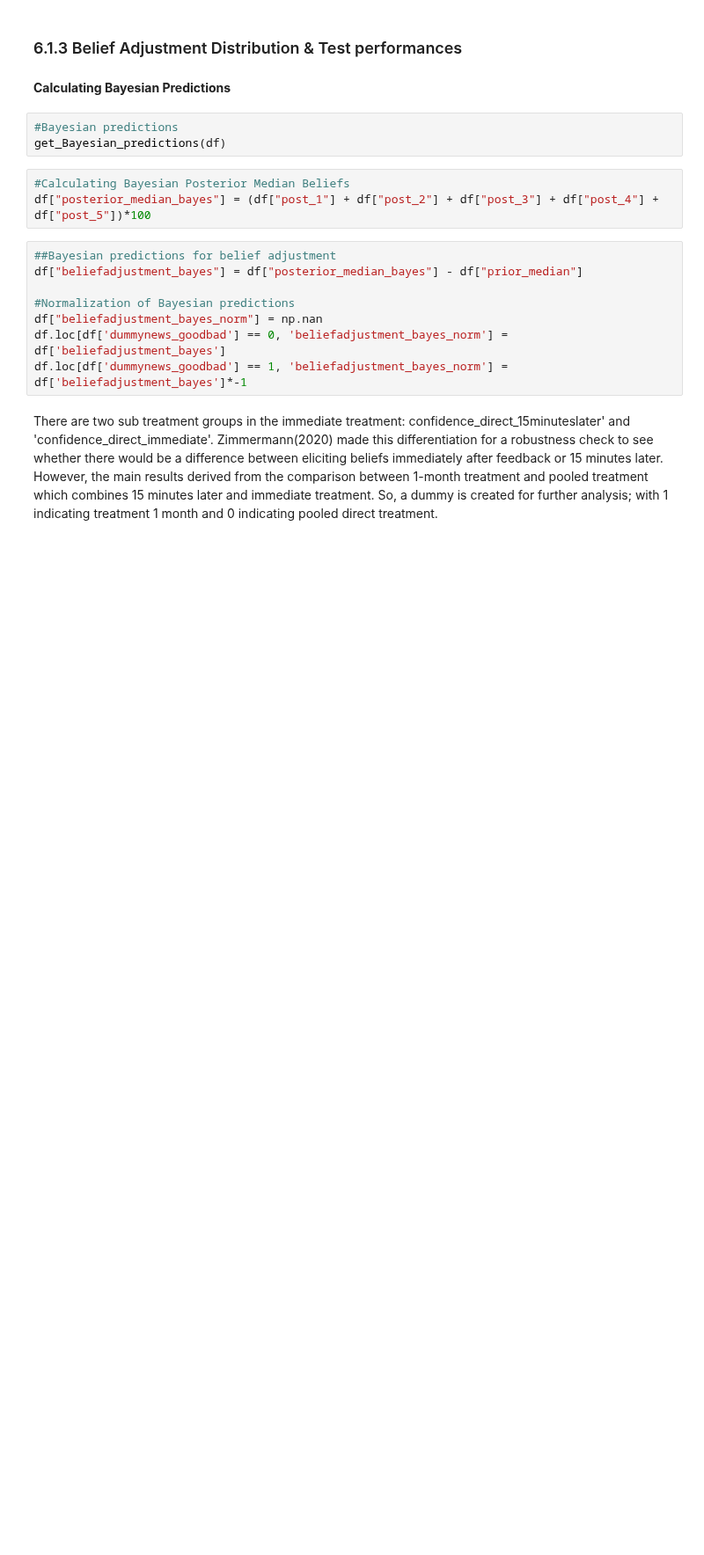
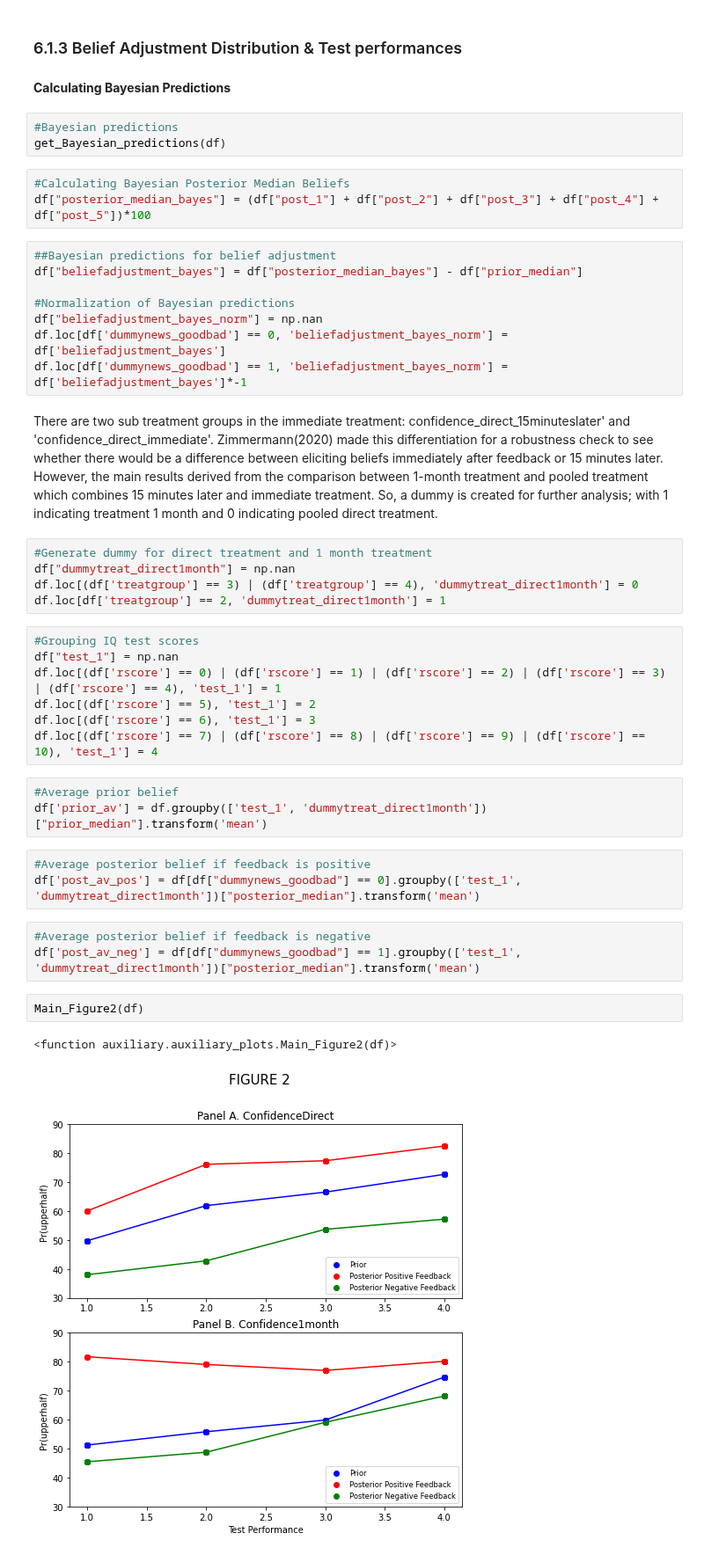
Before and after one commit to aysuavci/ose-data-science-course-project-aysuavci, a Jupyter notebook: project_notebook.ipynb, the cells around one changed output. Shown at 88% size. Cells and saved outputs as stored; diff of their text form; blank space fills up the shorter version.

```diff
--- a/project_notebook.ipynb
+++ b/project_notebook.ipynb
@@ -237,3 +237,29 @@ df.loc[df['dummynews_goodbad'] == 0, 'beliefadjustment_bayes_norm'] = df['belief
 df.loc[df['dummynews_goodbad'] == 1, 'beliefadjustment_bayes_norm'] = df['beliefadjustment_bayes']*-1
 # %% [markdown]
 There are two sub treatment groups in the immediate treatment: confidence_direct_15minuteslater' and 'confidence_direct_immediate'. Zimmermann(2020) made this differentiation for a robustness check to see whether there would be a difference between eliciting beliefs immediately after feedback or 15 minutes later. However, the main results derived from the comparison between 1-month treatment and pooled treatment which combines 15 minutes later and immediate treatment. So, a dummy is created for further analysis; with 1 indicating treatment 1 month and 0 indicating pooled direct treatment.
+# %%
+#Generate dummy for direct treatment and 1 month treatment
+df["dummytreat_direct1month"] = np.nan
+df.loc[(df['treatgroup'] == 3) | (df['treatgroup'] == 4), 'dummytreat_direct1month'] = 0
+df.loc[df['treatgroup'] == 2, 'dummytreat_direct1month'] = 1
+# %%
+#Grouping IQ test scores
+df["test_1"] = np.nan
+df.loc[(df['rscore'] == 0) | (df['rscore'] == 1) | (df['rscore'] == 2) | (df['rscore'] == 3) | (df['rscore'] == 4), 'test_1'] = 1
+df.loc[(df['rscore'] == 5), 'test_1'] = 2
+df.loc[(df['rscore'] == 6), 'test_1'] = 3
+df.loc[(df['rscore'] == 7) | (df['rscore'] == 8) | (df['rscore'] == 9) | (df['rscore'] == 10), 'test_1'] = 4
+# %%
+#Average prior belief
+df['prior_av'] = df.groupby(['test_1', 'dummytreat_direct1month'])["prior_median"].transform('mean')
+# %%
+#Average posterior belief if feedback is positive
+df['post_av_pos'] = df[df["dummynews_goodbad"] == 0].groupby(['test_1', 'dummytreat_direct1month'])["posterior_median"].transform('mean')
+# %%
+#Average posterior belief if feedback is negative
+df['post_av_neg'] = df[df["dummynews_goodbad"] == 1].groupby(['test_1', 'dummytreat_direct1month'])["posterior_median"].transform('mean')
+# %%
+Main_Figure2(df)
+# %% [output]
+<function auxiliary.auxiliary_plots.Main_Figure2(df)>
+[figure, added]
```
Also changed, not shown: parts of 13 cells of this notebook.
